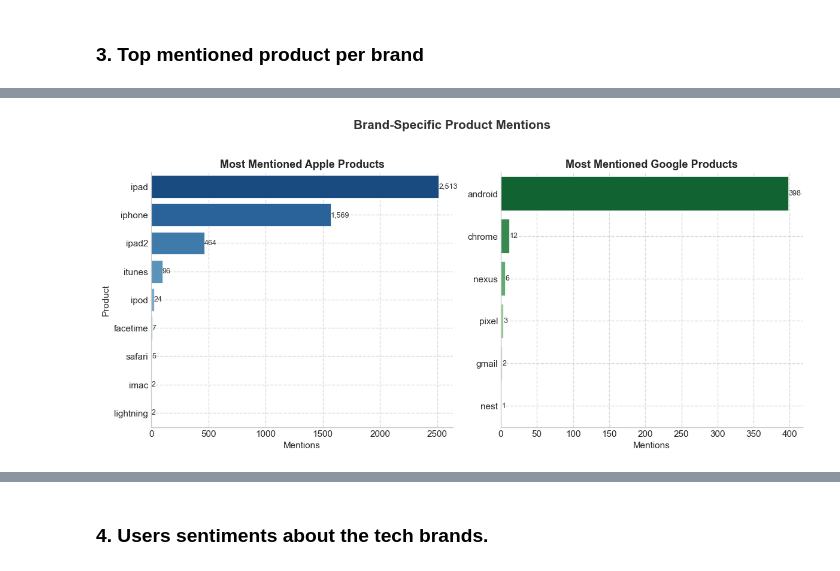
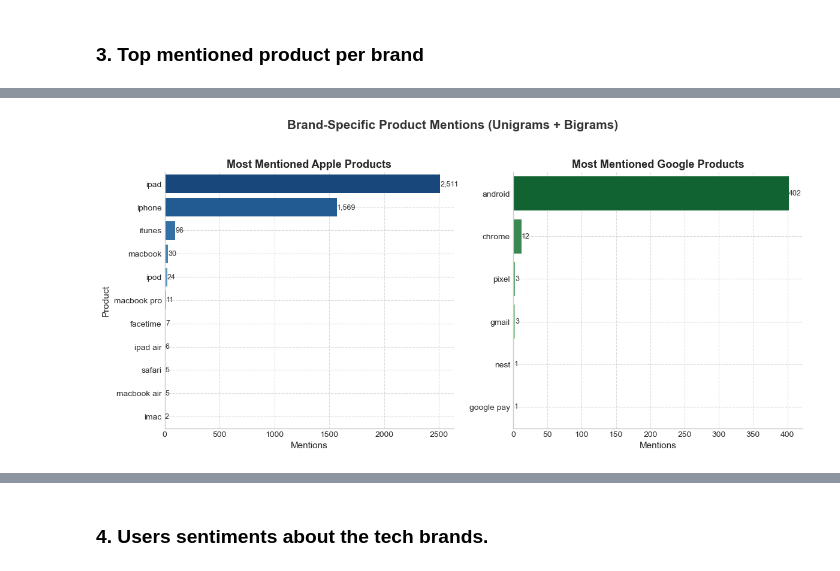
Before and after one commit to Vain-Guy/TechTones, a Jupyter notebook: techtones.ipynb, the cells around one changed output, grey strips where cells are left out. Drawn from its saved outputs; the diff is of its cells as text; code cells hidden in the pictures.

```diff
--- a/techtones.ipynb
+++ b/techtones.ipynb
@@ -143,7 +141,7 @@ pd.set_option('display.max_colwidth', None)
 # %% [markdown]
 Now we load the data.
 # %%
-df = pd.read_csv("Apple and Google Twitter Sentiments.csv", encoding="ISO-8859-1")
+df = pd.read_csv("C:\\Users\\lenovo\\OneDrive\\Desktop\\DS\PROJECTS\\TechTones\\Apple and Google Twitter Sentiments.csv", encoding="ISO-8859-1")
 df
 # %% [output]
 |  | tweet_text | emotion_in_tweet_is_directed_at | is_there_an_emotion_directed_at_a... |
@@ -690,64 +914,71 @@ Negative  : 568 (6.8%)
 # %% [markdown]
 ### 3. Top mentioned product per brand
 # %%
-# Keyword Lists
-apple_keywords = [
-    'iphone', 'ipad', 'itunes', 'ipad2', 'macbook air',
-    'ipod', 'ios', 'macbook pro', 'imac', 'siri', 'lightning',
-    'facetime', 'safari'
+# Brand-Specific Products
+apple_products = [
+    'iphone', 'ipad', 'ipod', 'macbook', 'imac', 'mac pro', 'ipad mini',
+    'ipad air', 'macbook pro', 'macbook air', 'iphone 5s', 'iphone 5c',
+    'ios 7', 'itunes', 'itunes radio', 'iwork icloud', 'ilife 13', 'siri',
+    'facetime', 'safari', 'lightning'
 ]
 
-google_keywords = [
-    'android', 'google maps', 'chrome', 'gmail', 'pixel',
-    'nexus', 'workspace', 'google assistant', 'alexa', 'nest',
-    'google meet', 'duo', 'google ads', 'google pay'
+google_products = [
+    'android', 'chrome', 'gmail', 'google maps', 'google meet', 'google ads',
+    'google pay', 'pixel', 'nexus 7', 'workspace', 'google assistant',
+    'alexa', 'nest', 'google drive', 'google play', 'google keep',
+    'chromebook pixel', 'android jelly', 'google drive'
 ]
 
-# Function to Count Product Mentions from tokens
+# Function to extract unigrams and bigrams from tokens
+def get_ngrams(tokens):
+    unigrams = tokens
+    bigrams = [' '.join(bigram) for bigram in ngrams(tokens, 2)]
+    return unigrams + bigrams
+
+# Function to count product mentions
 def count_mentions(tokens_list, keywords):
-    return [token for token in tokens_list if token in keywords]
+    token_ngrams = get_ngrams(tokens_list)
+    return [tg for tg in token_ngrams if tg in keywords]
 
-# Filter Mentions per Brand
+# Filter data by brand
 apple_df = df[df["product"].str.lower() == "apple"]
 google_df = df[df["product"].str.lower() == "google"]
 
-# Aggregate Mentions
+# Count mentions
 apple_mentions = Counter(
-    word for tokens in apple_df["tokens"] for word in count_mentions(tokens, apple_keywords)
+    tg for tokens in apple_df["tokens"] for tg in count_mentions(tokens, apple_products)
 )
 google_mentions = Counter(
-    word for tokens in google_df["tokens"] for word in count_mentions(tokens, google_keywords)
+    tg for tokens in google_df["tokens"] for tg in count_mentions(tokens, google_products)
 )
 
 # Convert to DataFrames
-apple_mentions_df = (
-    pd.DataFrame(apple_mentions.items(), columns=["Product", "Mentions"])
-    .sort_values("Mentions", ascending=False)
-    .reset_index(drop=True)
-)
-google_mentions_df = (
-    pd.DataFrame(google_mentions.items(), columns=["Product", "Mentions"])
-    .sort_values("Mentions", ascending=False)
-    .reset_index(drop=True)
-)
+def mentions_to_df(counter):
+    return (
+        pd.DataFrame(counter.items(), columns=["Product", "Mentions"])
+        .sort_values("Mentions", ascending=False)
+        .reset_index(drop=True)
+    )
 
-# Display Summaries
+apple_mentions_df = mentions_to_df(apple_mentions)
+google_mentions_df = mentions_to_df(google_mentions)
+
+# Display
 print("=== Apple Product Mentions ===")
 print(apple_mentions_df.to_string(index=False))
 print("\n=== Google Product Mentions ===")
 print(google_mentions_df.to_string(index=False))
 
-# Visualize
+# Plotting
 fig, axes = plt.subplots(1, 2, figsize=(12, 5.5))
 plt.suptitle(
-    "Brand-Specific Product Mentions",
+    "Brand-Specific Product Mentions (Unigrams + Bigrams)",
     fontsize=15,
     fontweight="semibold",
     color="#333",
     y=1.03
 )
 
-# Helper for Consistent Plot Styling
 def plot_mentions(ax, data, title, palette):
     sns.barplot(
         data=data,
@@ -773,14 +1004,13 @@ def plot_mentions(ax, data, title, palette):
             color="#333"
         )
 
-# Plot Both Brands
 plot_mentions(axes[0], apple_mentions_df, "Most Mentioned Apple Products", "Blues_r")
 plot_mentions(axes[1], google_mentions_df, "Most Mentioned Google Products", "Greens_r")
 
-# Layout Polishing
 for ax in axes:
     ax.spines['top'].set_visible(False)
     ax.spines['right'].set_visible(False)
+
 plt.tight_layout()
 plt.show()
 # %% [output]
@@ -807 +1034 @@ android       398
-[figure, old version]
+[figure, new version]
```
Also changed, not shown: parts of 27 cells of this notebook, 1 other file.
